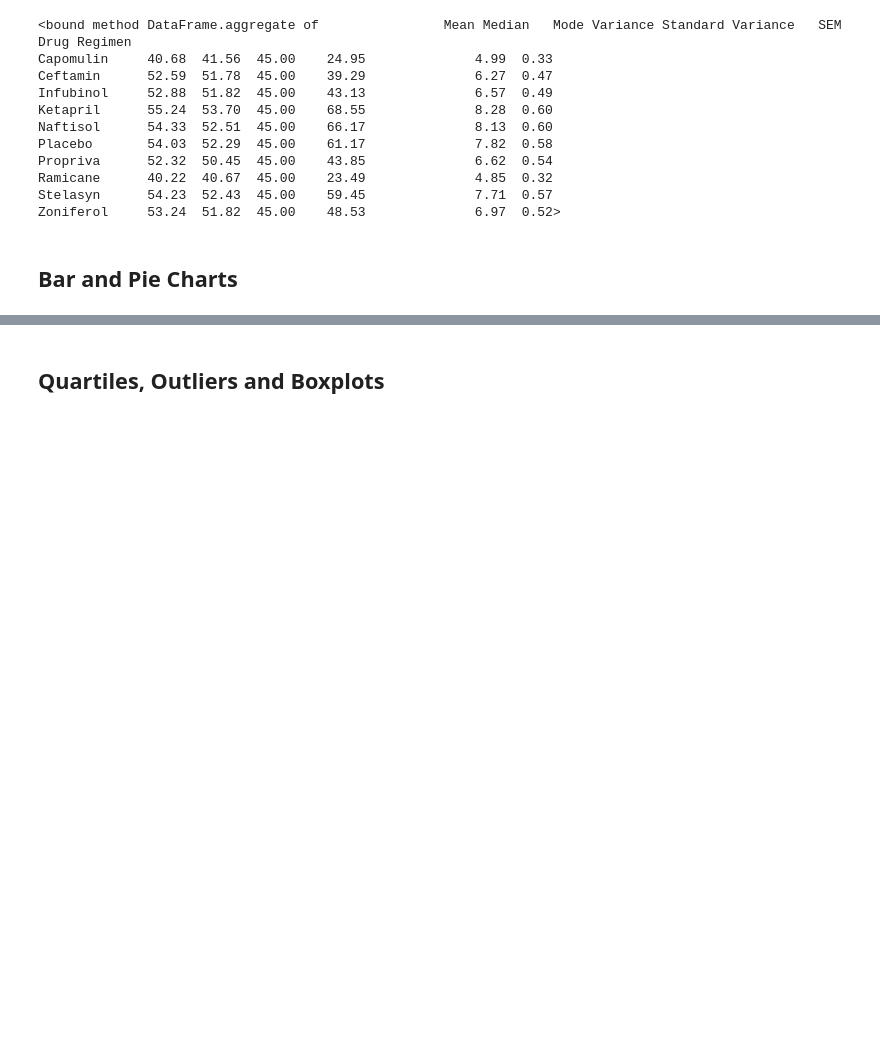
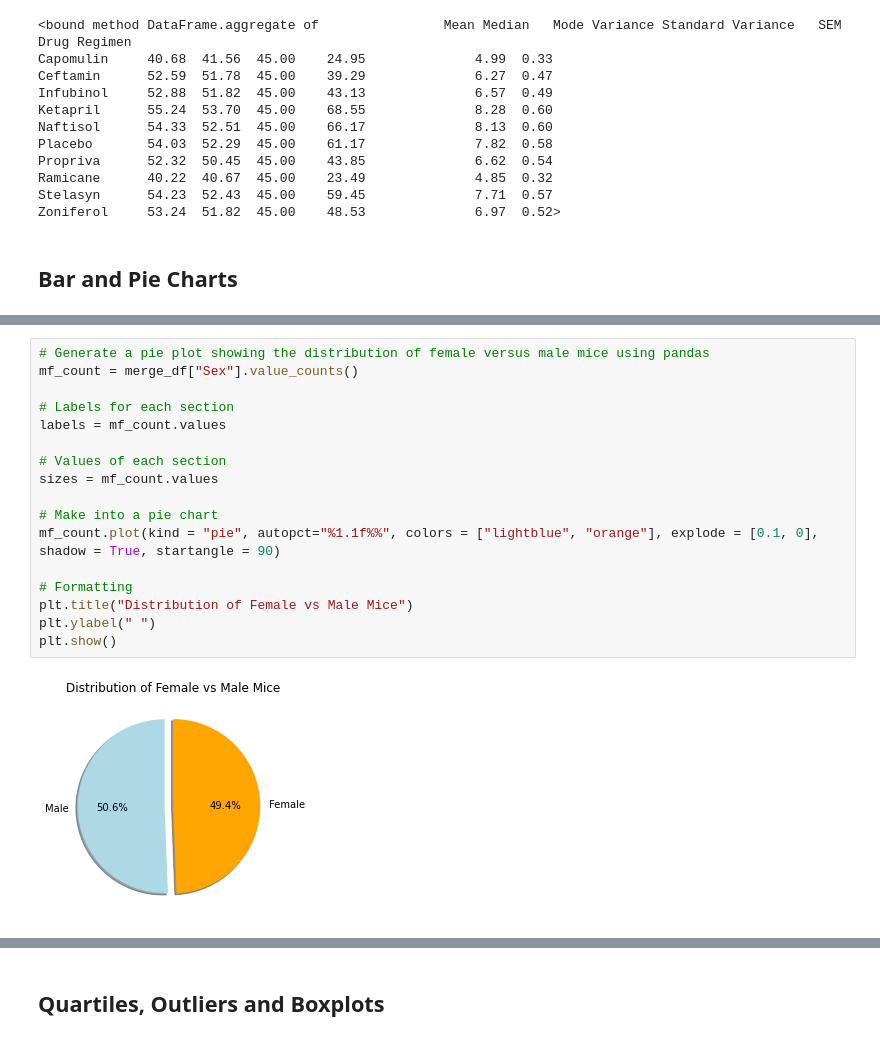
Before and after one commit to kimcrine/matplotlib-challenge, a Jupyter notebook: Pymaceuticals/pymaceuticals_starter.ipynb, the cells around one changed output, grey strips where cells are left out. Drawn from its saved outputs; the diff is of its cells as text; blank space fills up the shorter version.

```diff
--- a/Pymaceuticals/pymaceuticals_starter.ipynb
+++ b/Pymaceuticals/pymaceuticals_starter.ipynb
@@ -157,0 +173,19 @@ plt.show()
+# %%
+# Generate a pie plot showing the distribution of female versus male mice using pandas
+mf_count = merge_df["Sex"].value_counts()
+
+# Labels for each section
+labels = mf_count.values
+
+# Values of each section
+sizes = mf_count.values
+
+# Make into a pie chart
+mf_count.plot(kind = "pie", autopct="%1.1f%%", colors = ["lightblue", "orange"], explode = [0.1, 0], shadow = True, startangle = 90)
+
+# Formatting
+plt.title("Distribution of Female vs Male Mice")
+plt.ylabel(" ")
+plt.show()
+# %% [output]
+[figure, added]
```
Also changed, not shown: parts of 6 cells of this notebook.
